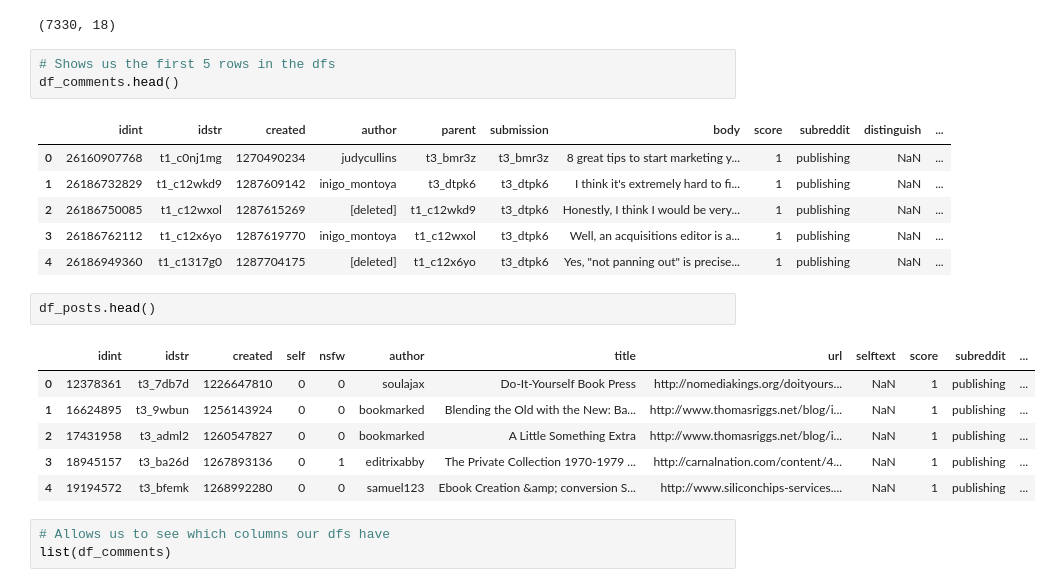
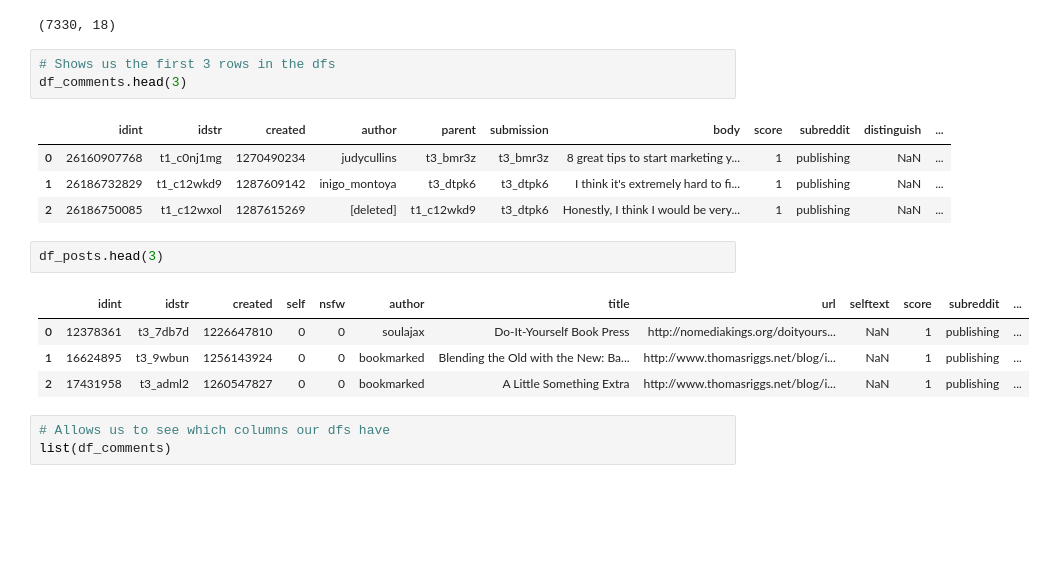
Before and after one commit to meiqingli/dssj_summer2022, a Jupyter notebook: dssj_publishing.ipynb, the cells around one changed output. Drawn from its saved outputs; the diff is of its cells as text; blank space fills up the shorter version.

```diff
--- a/dssj_publishing.ipynb
+++ b/dssj_publishing.ipynb
@@ -27,24 +27,20 @@ df_posts.shape
 # %% [output]
 (7330, 18)
 # %%
-# Shows us the first 5 rows in the dfs
-df_comments.head()
+# Shows us the first 3 rows in the dfs
+df_comments.head(3)
 # %% [output]
 |  | idint | idstr | created | author | parent | submission | body | score | subreddit | distinguish | ... |
 | 0 | 26160907768 | t1_c0nj1mg | 1270490234 | judycullins | t3_bmr3z | t3_bmr3z | 8 great tips to start marketing y... | 1 | publishing | NaN | ... |
 | 1 | 26186732829 | t1_c12wkd9 | 1287609142 | inigo_montoya | t3_dtpk6 | t3_dtpk6 | I think it's extremely hard to fi... | 1 | publishing | NaN | ... |
 | 2 | 26186750085 | t1_c12wxol | 1287615269 | [deleted] | t1_c12wkd9 | t3_dtpk6 | Honestly, I think I would be very... | 1 | publishing | NaN | ... |
-| 3 | 26186762112 | t1_c12x6yo | 1287619770 | inigo_montoya | t1_c12wxol | t3_dtpk6 | Well, an acquisitions editor is a... | 1 | publishing | NaN | ... |
-| 4 | 26186949360 | t1_c1317g0 | 1287704175 | [deleted] | t1_c12x6yo | t3_dtpk6 | Yes, "not panning out" is precise... | 1 | publishing | NaN | ... |
 # %%
-df_posts.head()
+df_posts.head(3)
 # %% [output]
 |  | idint | idstr | created | self | nsfw | author | title | url | selftext | score | subreddit | ... |
 | 0 | 12378361 | t3_7db7d | 1226647810 | 0 | 0 | soulajax | Do-It-Yourself Book Press | http://nomediakings.org/doityours... | NaN | 1 | publishing | ... |
 | 1 | 16624895 | t3_9wbun | 1256143924 | 0 | 0 | bookmarked | Blending the Old with the New: Ba... | http://www.thomasriggs.net/blog/i... | NaN | 1 | publishing | ... |
 | 2 | 17431958 | t3_adml2 | 1260547827 | 0 | 0 | bookmarked | A Little Something Extra | http://www.thomasriggs.net/blog/i... | NaN | 1 | publishing | ... |
-| 3 | 18945157 | t3_ba26d | 1267893136 | 0 | 1 | editrixabby | The Private Collection 1970-1979 ... | http://carnalnation.com/content/4... | NaN | 1 | publishing | ... |
-| 4 | 19194572 | t3_bfemk | 1268992280 | 0 | 0 | samuel123 | Ebook Creation &amp; conversion S... | http://www.siliconchips-services.... | NaN | 1 | publishing | ... |
 # %%
 # Allows us to see which columns our dfs have
 list(df_comments)
```
Also changed, not shown: parts of 67 cells of this notebook.
